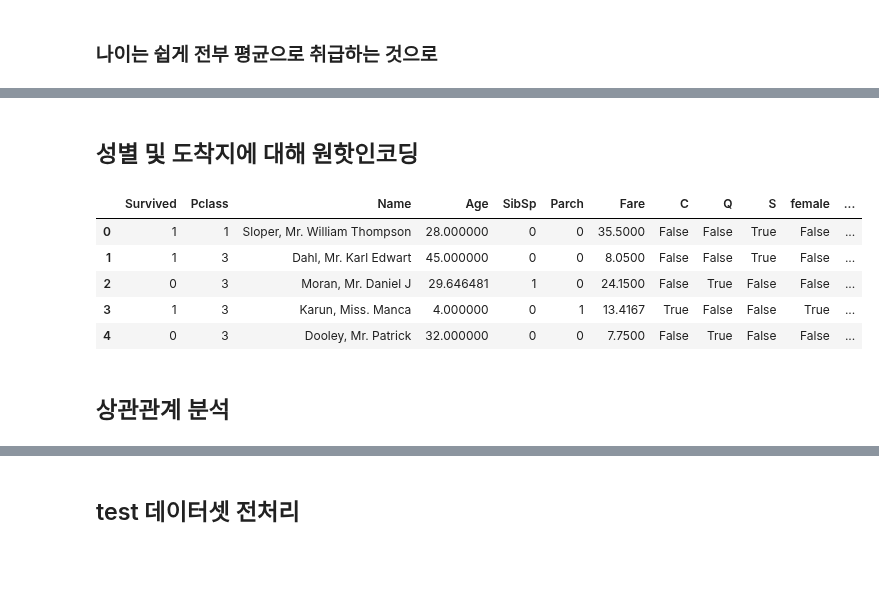
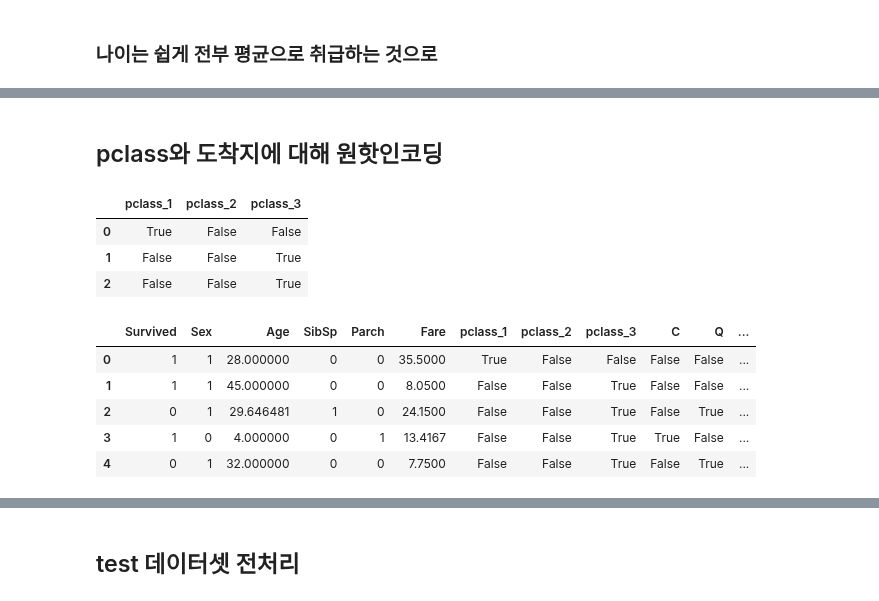
Before and after one commit to cleamm/TIL, a Jupyter notebook: 2025/Python/titanic/mini_project.ipynb, the cells around one changed output, grey strips where cells are left out. Cells and saved outputs as stored; diff of their text form; code cells hidden in the pictures; blank space fills up the shorter version.

```diff
--- a/2025/Python/titanic/mini_project.ipynb
+++ b/2025/Python/titanic/mini_project.ipynb
@@ -163,0 +120,3 @@ Categories (4, interval[int64, right]): [(0, 15] < (15, 40] < (40, 60] < (60, 10
+# %%
+train['Sex'] = train.Sex.apply(lambda x: 1 if x == 'male' else 0)
+train.head()
@@ -164,20 +130,27 @@ Categories (4, interval[int64, right]): [(0, 15] < (15, 40] < (40, 60] < (60, 10
 # %% [markdown]
-## 성별 및 도착지에 대해 원핫인코딩
+## pclass와 도착지에 대해 원핫인코딩
 # %%
-# 현재 sex, embarked 컬럼은 빈값이 없으므로 바로 원핫인코딩 적용
+# 현재 pclass와 embarked는 바로 원핫인코딩 적용
 embarked = pd.get_dummies(train.Embarked)
-sex = pd.get_dummies(train.Sex)
+pclass = pd.get_dummies(train.Pclass)
+# %%
+# 컬럼명을 만들기 위해 설정
+pclass.columns = [f'pclass_{i}' for i in range(1,4)]
+pclass.head(3)
+# %% [output]
+|  | pclass_1 | pclass_2 | pclass_3 |
+| 0 | True | False | False |
+| 1 | False | False | True |
+| 2 | False | False | True |
 # %%
-df = train.drop(['Embarked', 'Sex'], axis=1)
+train_df = train.drop(['Pclass','Embarked'], axis=1)
 # %%
-df = pd.concat([df, embarked, sex], axis=1) # 컬럼 병합
-df.head()
+train_df = pd.concat([train_df, pclass, embarked], axis=1) # 컬럼 병합
+train_df.head()
 # %% [output]
-|  | Survived | Pclass | Name | Age | SibSp | Parch | Fare | C | Q | S | female | ... |
-| 0 | 1 | 1 | Sloper, Mr. William Thompson | 28.000000 | 0 | 0 | 35.5000 | False | False | True | False | ... |
-| 1 | 1 | 3 | Dahl, Mr. Karl Edwart | 45.000000 | 0 | 0 | 8.0500 | False | False | True | False | ... |
-| 2 | 0 | 3 | Moran, Mr. Daniel J | 29.646481 | 1 | 0 | 24.1500 | False | True | False | False | ... |
-| 3 | 1 | 3 | Karun, Miss. Manca | 4.000000 | 0 | 1 | 13.4167 | True | False | False | True | ... |
-| 4 | 0 | 3 | Dooley, Mr. Patrick | 32.000000 | 0 | 0 | 7.7500 | False | True | False | False | ... |
+|  | Survived | Sex | Age | SibSp | Parch | Fare | pclass_1 | pclass_2 | pclass_3 | C | Q | ... |
+| 0 | 1 | 1 | 28.000000 | 0 | 0 | 35.5000 | True | False | False | False | False | ... |
+| 1 | 1 | 1 | 45.000000 | 0 | 0 | 8.0500 | False | False | True | False | False | ... |
+| 2 | 0 | 1 | 29.646481 | 1 | 0 | 24.1500 | False | False | True | False | True | ... |
+| 3 | 1 | 0 | 4.000000 | 0 | 1 | 13.4167 | False | False | True | True | False | ... |
+| 4 | 0 | 1 | 32.000000 | 0 | 0 | 7.7500 | False | False | True | False | True | ... |
-# %% [markdown]
-## 상관관계 분석
```
Also changed, not shown: parts of 61 cells of this notebook.
